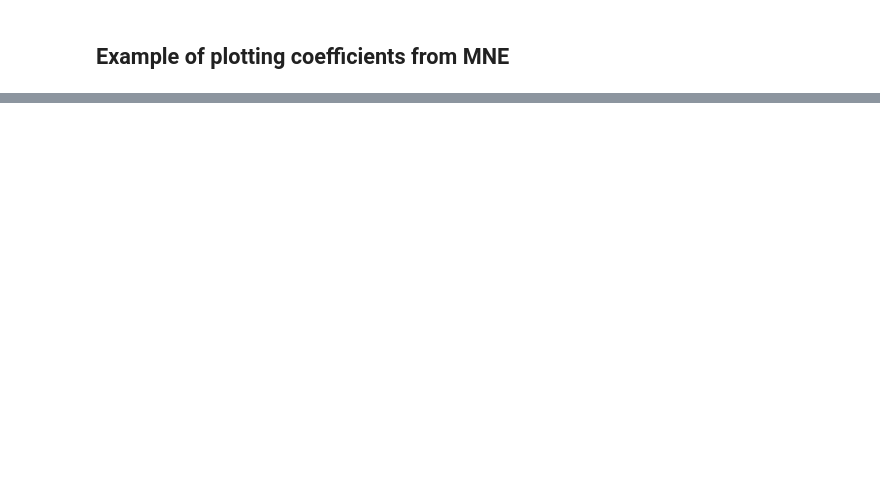
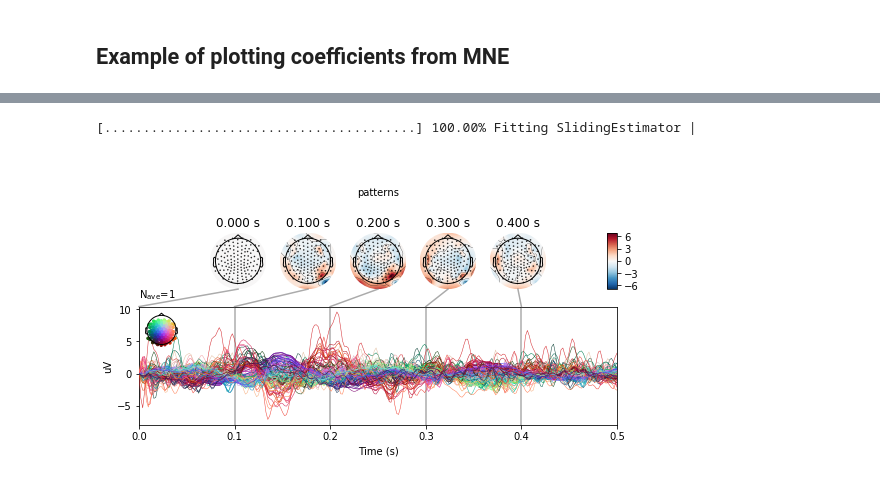
Before and after one commit to edrias/seniorprojecteeg, a Jupyter notebook: Classification/VisualVsAudio.ipynb, the cells around one changed output, grey strips where cells are left out. Drawn from its saved outputs; the diff is of its cells as text; code cells hidden in the pictures; blank space fills up the shorter version.

```diff
--- a/Classification/VisualVsAudio.ipynb
+++ b/Classification/VisualVsAudio.ipynb
@@ -437,4 +269,0 @@ X_train_1, X_test_1, y_train_1, y_test_1 = train_test_split(X_1, y_1, test_size
-# %%
-clf.fit(X_train_1,y_train_1);
-# %%
-clf.fit(X_train, y_train)
@@ -496,24 +282,31 @@ copy_epoch = epoch.copy()
 # %%
-if 'Nasium' in epoch.ch_names:
-    epoch.drop_channels(ch_names=['Nasium', 'LL4', 'L12', 'VEOG']);
-copy_epoch = epoch.copy()
+def roc_plot_evoked(epoch_object):
+    if 'Nasium' in epoch_object.ch_names:
+        epoch_object.drop_channels(ch_names=['Nasium', 'LL4', 'L12', 'VEOG']);
 
-copy_epoch = epoch.copy()
-X = copy_epoch.pick_types(meg=False, eeg=True)
-new_events = convert_epoch_events_to_stim_combinations(epoch_object= copy_epoch)
+    X = epoch_object.pick_types(meg=False, eeg=True)
+    # new_events = convert_epoch_events_to_stim_combinations(epoch_object= copy_epoch)
 
-copy_epoch.events = new_events
+    # copy_epoch.events = new_events
 
-y = get_audio_visual_labels(copy_epoch)
-clf = make_pipeline(StandardScaler(),
-                    LinearModel(LogisticRegression(solver='lbfgs', max_iter = 500)))
-time_decod = SlidingEstimator(clf, n_jobs=1, scoring='roc_auc')
+    y = get_audio_visual_labels(epoch_object)
 
-time_decod.fit(X.get_data(), y)
+    # You can retrieve the spatial filters and spatial patterns if you explicitly
+    # use a LinearModel
+    clf = make_pipeline(StandardScaler(), LinearModel(LogisticRegression(solver='lbfgs', max_iter = 500)))
+    time_decod = SlidingEstimator(clf, n_jobs=1, scoring='roc_auc')
+    time_decod.fit(X.get_data(), y)
 
-coef = get_coef(time_decod, 'patterns_', inverse_transform=True)
-evoked = mne.EvokedArray(coef, copy_epoch.info, tmin=copy_epoch.times[0])
-joint_kwargs = dict(ts_args=dict(time_unit='s'),
-                    topomap_args=dict(time_unit='s'))
-evoked.plot_joint(times=np.arange(0., .600, .100), title='patterns',
-                  **joint_kwargs)
+    coef = get_coef(time_decod, 'patterns_', inverse_transform=True)
+    evoked = mne.EvokedArray(coef, epoch_object.info, tmin=epoch_object.times[0])
+    joint_kwargs = dict(ts_args=dict(time_unit='s'),
+                        topomap_args=dict(time_unit='s'))
+    evoked.plot_joint(times=np.arange(0., .500, .100), title='patterns',
+                      **joint_kwargs)
+
+    return coef
+# %%
+coef = roc_plot_evoked(epoch)
+# %% [output]
+[........................................] 100.00% Fitting SlidingEstimator |
+[figure, added]
```
Also changed, not shown: parts of 113 cells of this notebook, 2 other files.
